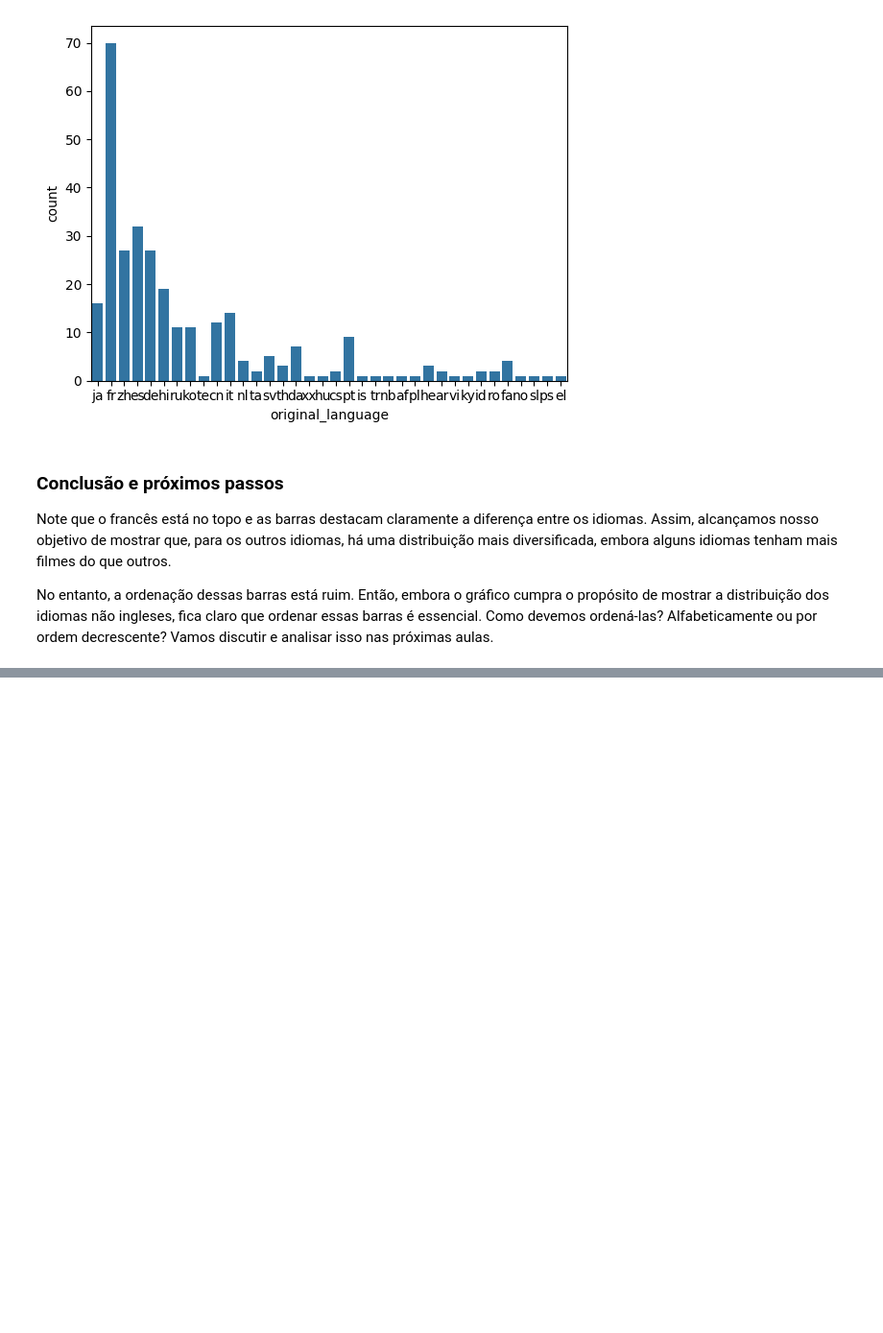
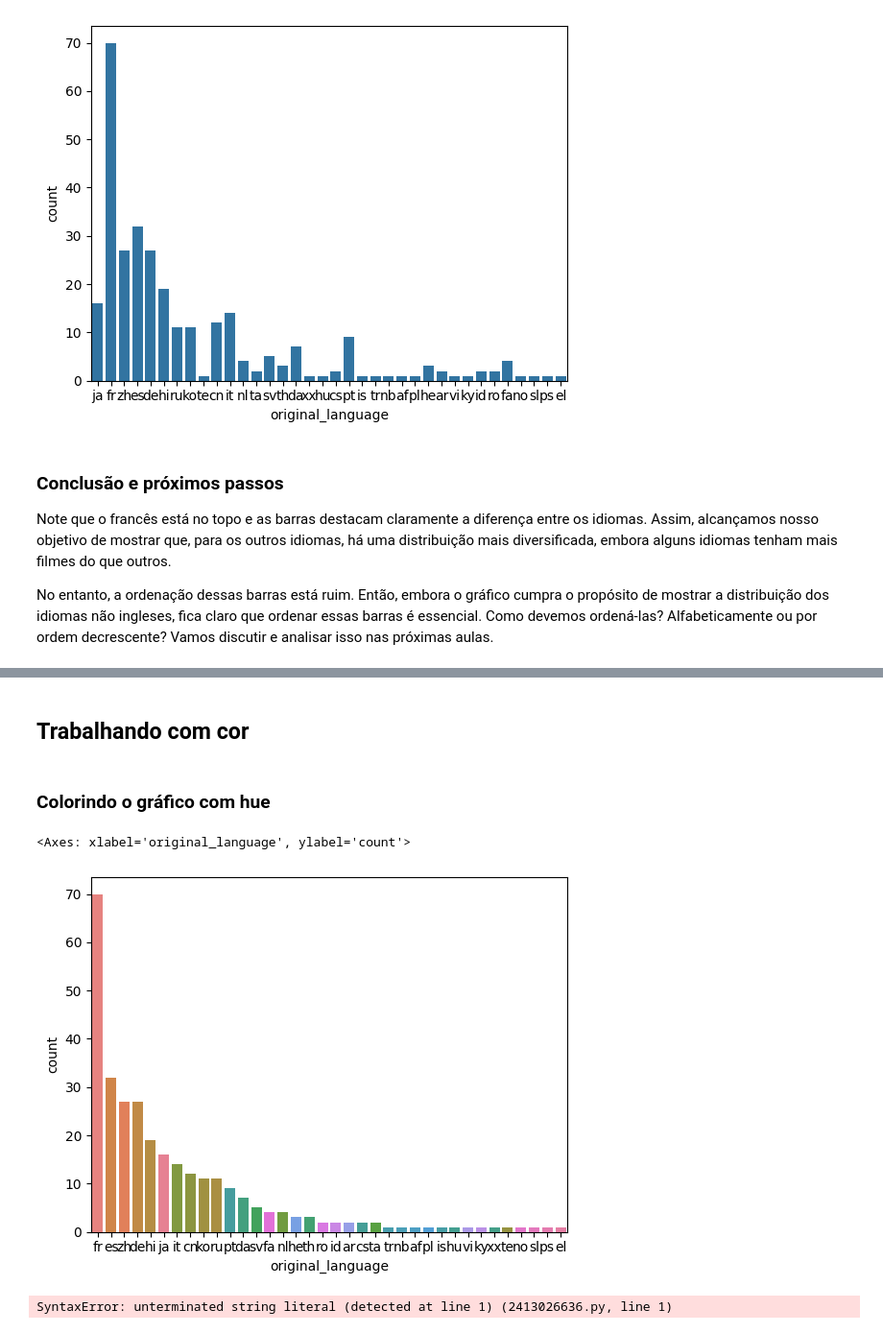
Before and after one commit to orlandojsjunior/Data_Science-explorando_e_analisando_dados, a Jupyter notebook: Explorando_e_analisando_dados.ipynb, the cells around one changed output, grey strips where cells are left out. Shown: that part at 96% size. Drawn from its saved outputs; the diff is of its cells as text; code cells hidden in the pictures; blank space fills up the shorter version.

```diff
--- a/Explorando_e_analisando_dados.ipynb
+++ b/Explorando_e_analisando_dados.ipynb
@@ -781,0 +798,16 @@ No entanto, a ordenação dessas barras está ruim. Então, embora o gráfico cu
+# %% [markdown]
+## Trabalhando com cor
+# %% [markdown]
+### Colorindo o gráfico com hue
+# %%
+sns.countplot(data=tmdb.query("original_language != 'en'"),
+              order=total_de_outros_filmes_por_lingua.index,
+              hue="original_language",
+              x="original_language")
+# %% [output]
+<Axes: xlabel='original_language', ylabel='count'>
+[figure, added]
+# %%
+sns.color_palette("mako)
+# %% [output]
+SyntaxError: unterminated string literal (detected at line 1) (2413026636.py, line 1)
```
Also changed, not shown: parts of 11 cells of this notebook.
